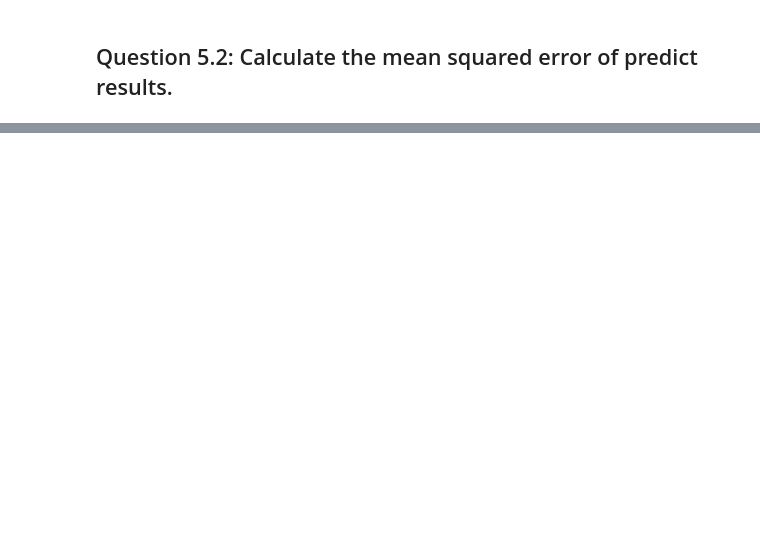
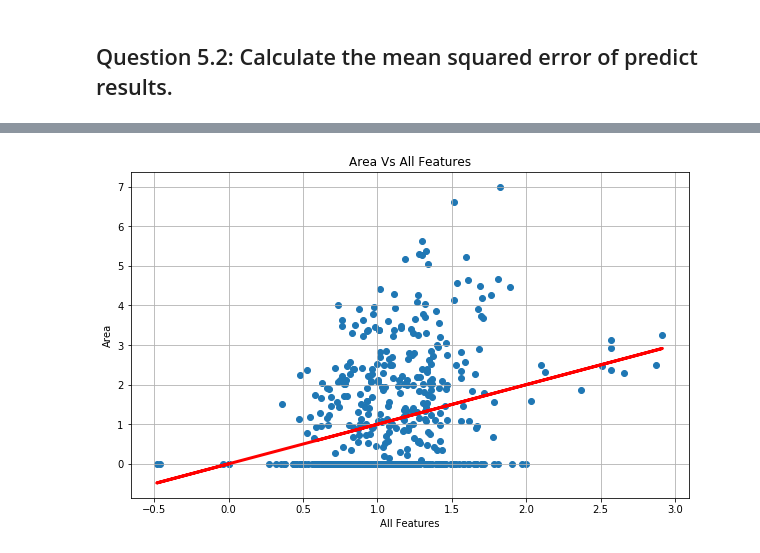
Before and after one commit to rodolfolermacontreras/ML_1_Assignment_2, a Jupyter notebook: MLEARN510-Lesson02-Rodolfo_Lerma.ipynb, the cells around one changed output, grey strips where cells are left out. Cells and saved outputs as stored; diff of their text form; code cells hidden in the pictures; blank space fills up the shorter version.

```diff
--- a/MLEARN510-Lesson02-Rodolfo_Lerma.ipynb
+++ b/MLEARN510-Lesson02-Rodolfo_Lerma.ipynb
@@ -268,0 +366,4 @@ scatters(predictions, y_output, predictions, 'Rain & Wind')
+# %%
+scatters(predictions, y_output_all, predictions, 'All Features')
+# %% [output]
+[figure, added]
```
Also changed, not shown: parts of 11 cells of this notebook.
